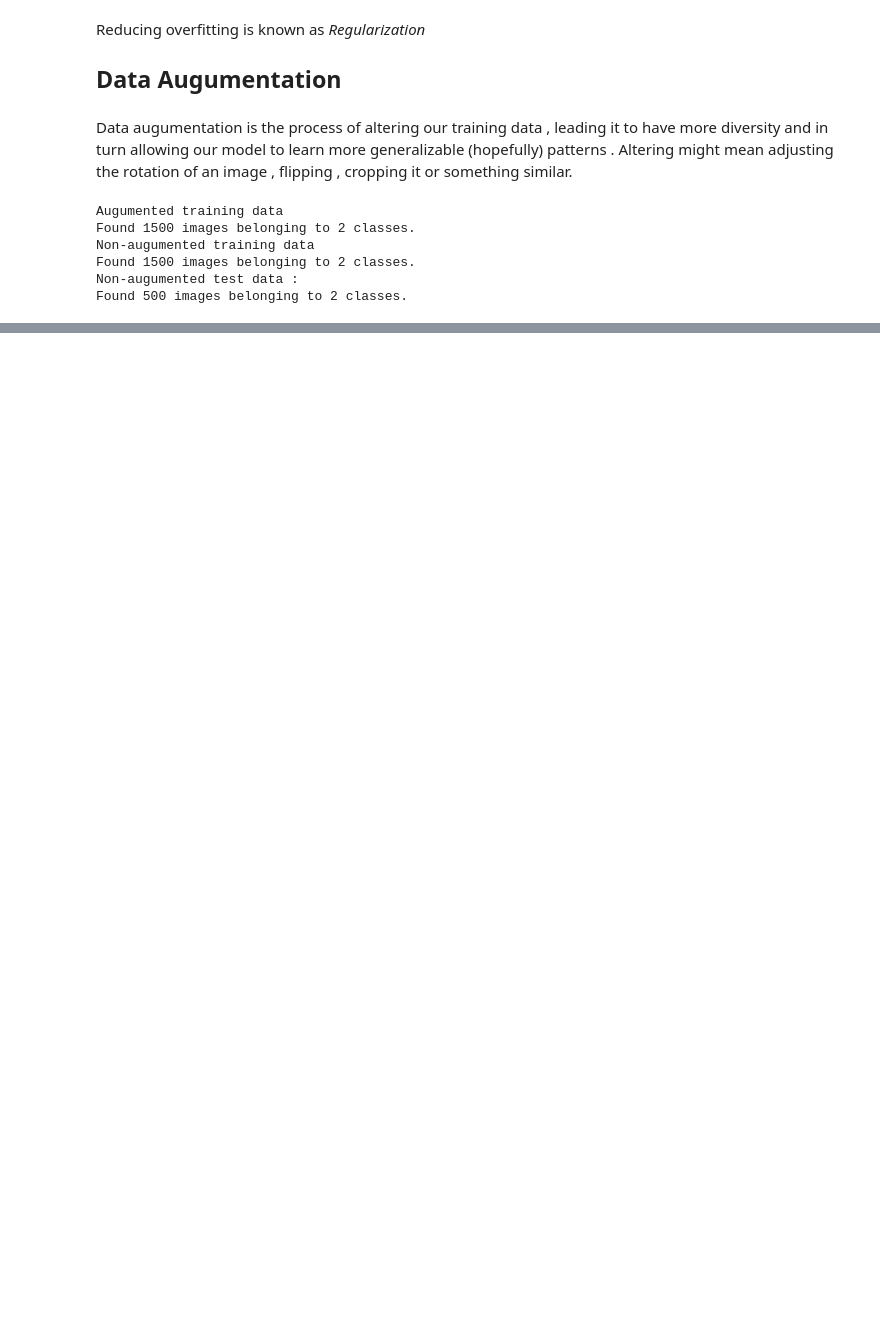
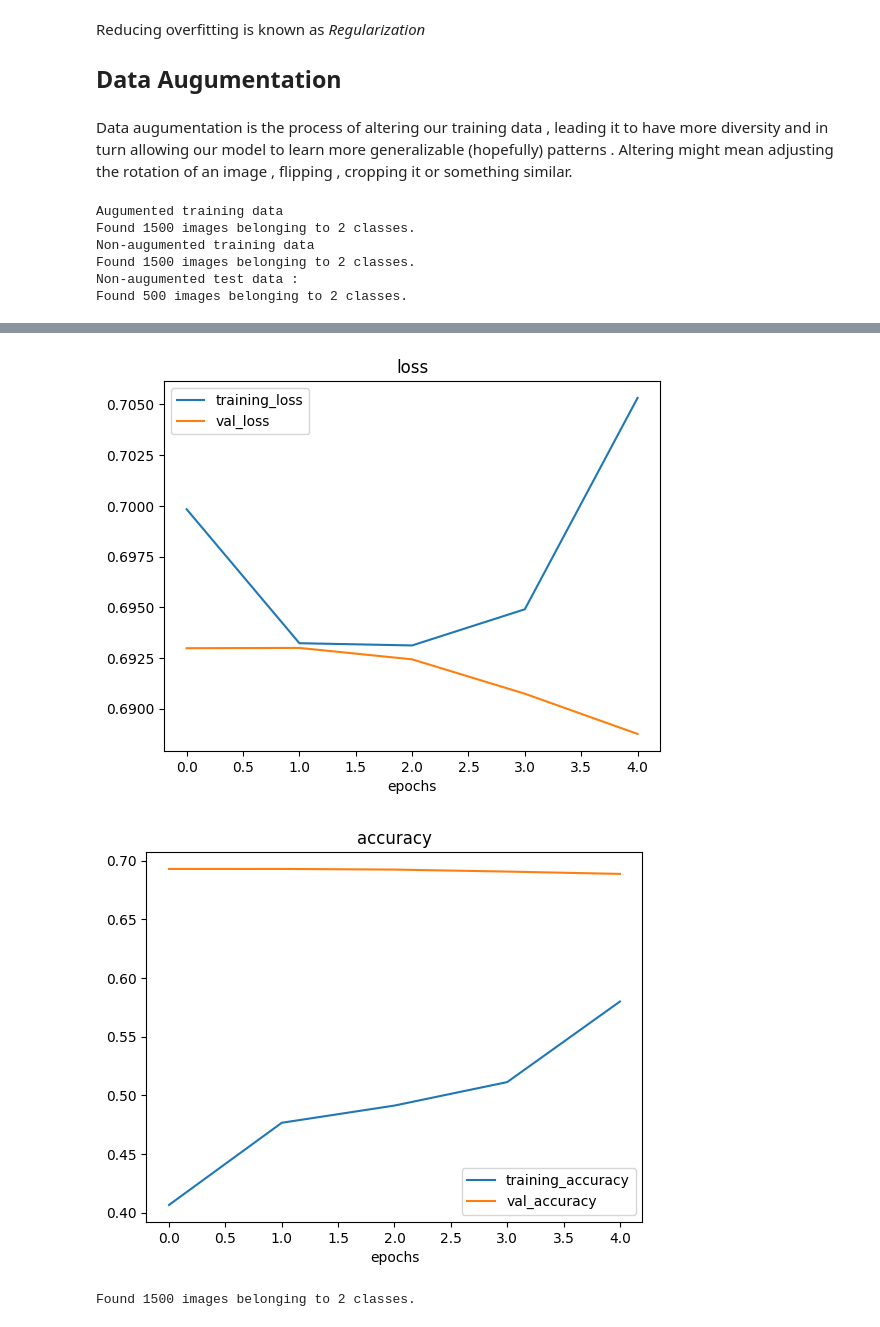
Before and after one commit to CprALin/JupyterNotebooks, a Jupyter notebook: 03_tensorflow_computer_vision.ipynb, the cells around one changed output, grey strips where cells are left out. Saved outputs shown, nothing was run; the diff lists cells and outputs as text; code cells hidden in the pictures; blank space fills up the shorter version.

```diff
--- a/03_tensorflow_computer_vision.ipynb
+++ b/03_tensorflow_computer_vision.ipynb
@@ -722,0 +723,24 @@ showing image number : 16
+# %%
+# Create a model for our augumented data
+model_6 = Sequential([
+    Conv2D(10 , 3 , activation="relu"),
+    MaxPool2D(pool_size=2),
+    Conv2D(10 , 3 , activation="relu"),
+    MaxPool2D(),
+    Conv2D(10 , 3 , activation="relu"),
+    MaxPool2D(),
+    Flatten(),
+    Dense(1 , activation="sigmoid")
+])
+
+# Compile the model
+model_6.compile(loss="binary_crossentropy",
+                optimizer=Adam(),
+                metrics=["accuracy"])
+
+# Fit the model
+history_6 = model_6.fit(train_data_augumented, # fitting model_6 on augumented training data
+                        epochs=5,
+                        steps_per_epoch=len(train_data_augumented),
+                        validation_data=test_data,
+                        validation_steps=len(test_data))
@@ -722,0 +758,15 @@ showing image number : 16
+# %%
+# Check our models training curves
+plot_loss_curves(history_6)
+# %% [output]
+[figure, added]
+[figure, added]
+# %%
+# Import data augumented it and shuffle from training directory
+train_data_augumented_shuffled = train_datagen_augumentation.flow_from_directory(train_dir,
+                                                                                 target_size=(244,244),
+                                                                                 class_mode="binary",
+                                                                                 batch_size=32,
+                                                                                 shuffle=True) # shuffle data this time
+# %% [output]
+Found 1500 images belonging to 2 classes.
```
Also changed, not shown: parts of 39 cells of this notebook.
